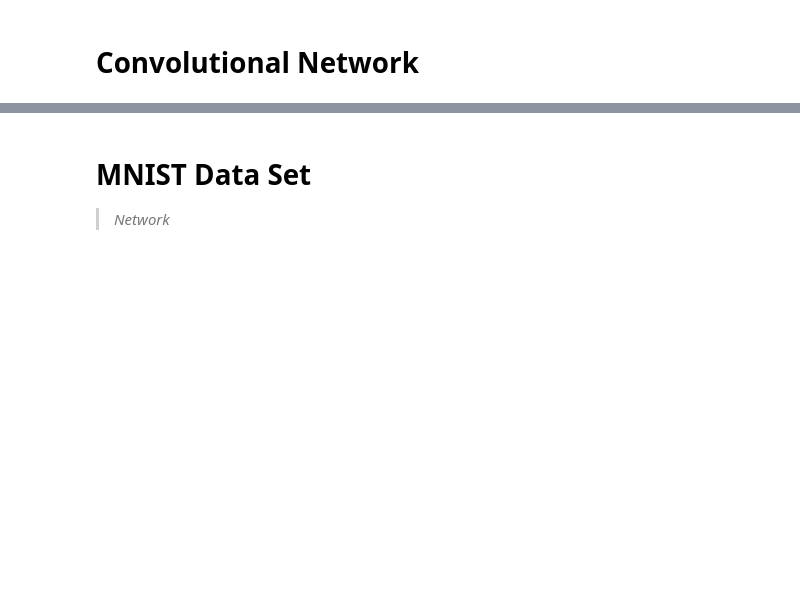
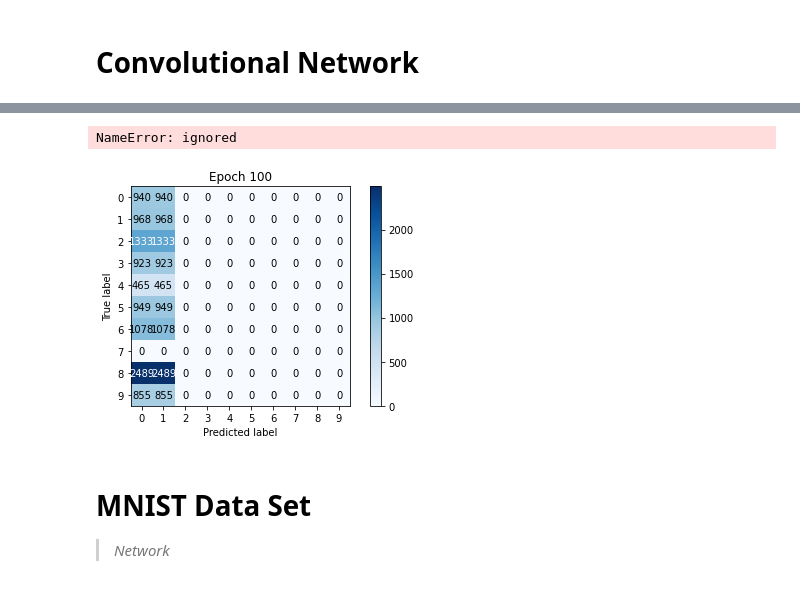
Before and after one commit to mankalmadhu/padhai, a Jupyter notebook: hin_classifier/Hindi_VowelCons_Classifier.ipynb, the cells around one changed output, grey strips where cells are left out. Drawn from its saved outputs; the diff is of its cells as text; code cells hidden in the pictures; blank space fills up the shorter version.

```diff
--- a/hin_classifier/Hindi_VowelCons_Classifier.ipynb
+++ b/hin_classifier/Hindi_VowelCons_Classifier.ipynb
@@ -178,8 +178,8 @@ class Params(object):
         self.seed = seed
         self.log_interval = log_interval
 
-max_epochs = 50 if torch.cuda.is_available() else 2
-args = Params(75, max_epochs, 0, 20)
+max_epochs = 100 if torch.cuda.is_available() else 2
+args = Params(60, max_epochs, 0, 20)
 # %%
 def train(train_data_set,network, optimise, epoch, compute_loss):
 
@@ -289,7 +289,7 @@ class FeedForwardNetwork(nn.Module):
 # %%
 transform = transforms.Compose([
     transforms.ToTensor(),
-    transforms.Normalize((0.5,0.5,0.5), (0.5,0.5,0.5)),])
+    transforms.Normalize((0.1307,), (0.3081,)),])
 # %%
 full_data = VowelConsonantDataset("hin_classifier/train",train=True,transform=transform)
 train_size = int(0.9 * len(full_data))
@@ -347,13 +347,19 @@ class CnnFc(nn.Module):
     nn.Conv2d(3, 243, 3, padding=1),
     nn.AvgPool2d(2, stride=2),
     nn.LeakyReLU(),
-    nn.Conv2d(243, 243, 3, padding=1),
+    nn.Conv2d(243, 243, 5, padding=2),
     nn.BatchNorm2d(243),
     nn.LeakyReLU(),
     nn.Conv2d(243, 81, 3, padding=1),
     nn.BatchNorm2d(81),
     nn.LeakyReLU(),
+    nn.Conv2d(81, 81, 5, padding=2),
+    nn.BatchNorm2d(81),
+    nn.LeakyReLU(),
     nn.Conv2d(81, 27, 3, padding=1),
+    nn.BatchNorm2d(27),
+    nn.LeakyReLU(),
+    nn.Conv2d(27, 27, 5, padding=2),
     nn.BatchNorm2d(27),
     nn.LeakyReLU(),
     nn.Conv2d(27, 9, 3, padding=1),
@@ -387,7 +393,9 @@ class CnnFc(nn.Module):
 # %%
 %%time
 cnnfc = CnnFc().to(device)
-for epoch in range(args.epochs):
+for epoch in range(args.epochs+1):
   train(train_loader,cnnfc, optim.Adam(cnnfc.parameters(), lr = 0.01, betas=(0.7,0.8)), epoch,cumulative_loss)
   test(test_loader,cnnfc, epoch,cumulative_loss, cumulative_correctness)
+with mlflow.start_run() as run:
+  mlflow.pytorch.log_model(cnnfc, "models")
 # %% [output]
@@ -411,3 +419,5 @@ Wall time: 31min 28s
+NameError: ignored
+[figure, added]
 # %% [markdown]
 # MNIST Data Set
 
```
Also changed, not shown: parts of 2 cells of this notebook.
